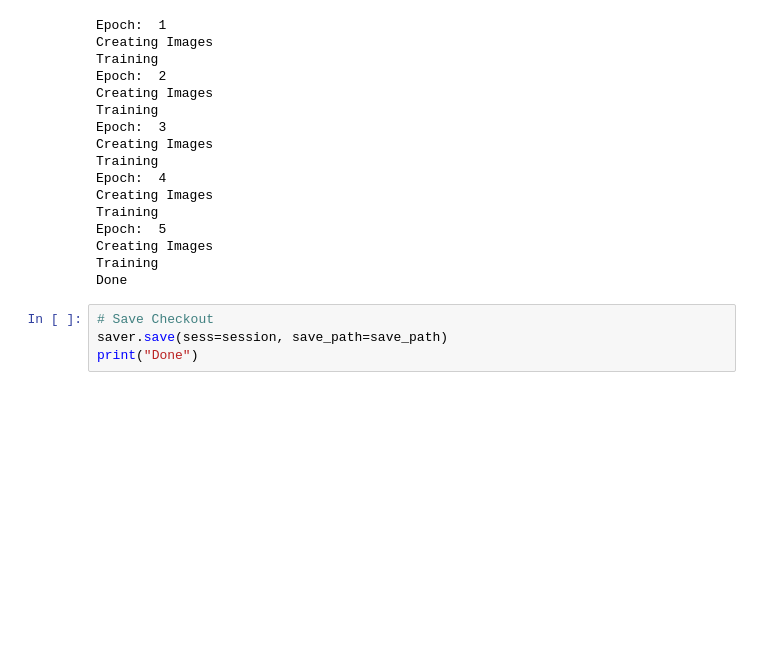
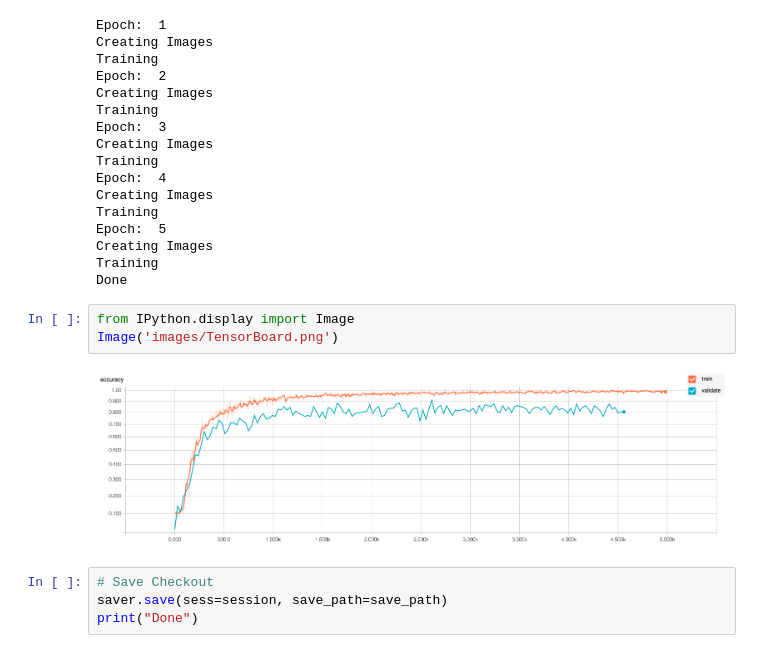
Before and after one commit to mleonardallen/traffic-signs, a Jupyter notebook: Traffic_Signs_Recognition.ipynb, the cells around one changed output. Cells and saved outputs as stored; diff of their text form; blank space fills up the shorter version.

```diff
--- a/Traffic_Signs_Recognition.ipynb
+++ b/Traffic_Signs_Recognition.ipynb
@@ -479,6 +479,11 @@ Epoch:  5
 Creating Images
 Training
 Done
+# %%
+from IPython.display import Image
+Image('images/TensorBoard.png')
+# %% [output]
+[figure, added]
 # %%
 # Save Checkout
 saver.save(sess=session, save_path=save_path)
```
Also changed, not shown: parts of 3 cells of this notebook, 2 other files.
